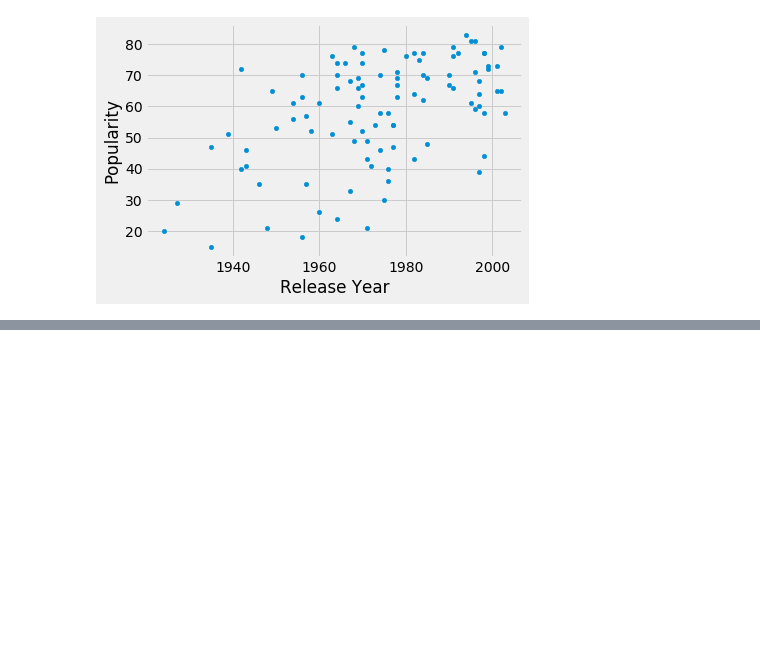
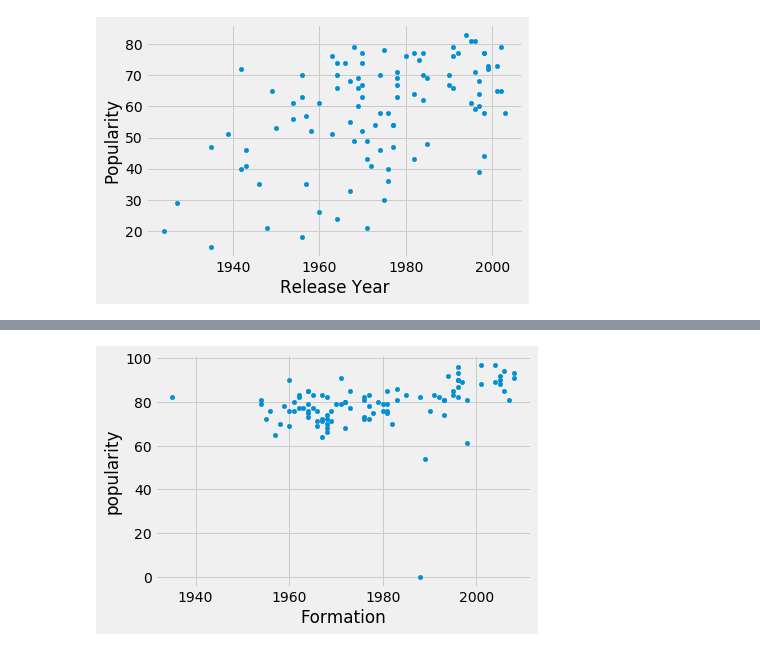
Before and after one commit to shreymukh2020/Spotify-ETL-Analysis, a Jupyter notebook: ETL_Top100_Project.ipynb, the cells around one changed output, grey strips where cells are left out. Saved outputs shown, nothing was run; the diff lists cells and outputs as text; code cells hidden in the pictures; blank space fills up the shorter version.

```diff
--- a/ETL_Top100_Project.ipynb
+++ b/ETL_Top100_Project.ipynb
@@ -137,0 +100,8 @@ album_df
+# %%
+top100_artists_df = pd.DataFrame(list_of_dicts)
+top100_artists_df
+# %%
+top100_artists_joined = pd.concat([top100_artists_df,top100artists],axis=1)
+top100_artists_joined.index+=1
+top100_artists_joined = top100_artists_joined[['Artist','Sales','popularity','Country','Formation','End','Genre']]
+top100_artists_joined.head()
@@ -137,0 +115,5 @@ album_df
+# %%
+top100_artists_joined.plot(x='Formation',y='popularity',kind='scatter')
+plt.show()
+# %% [output]
+[figure, added]
```
Also changed, not shown: parts of 3 cells of this notebook, 2 other files.
